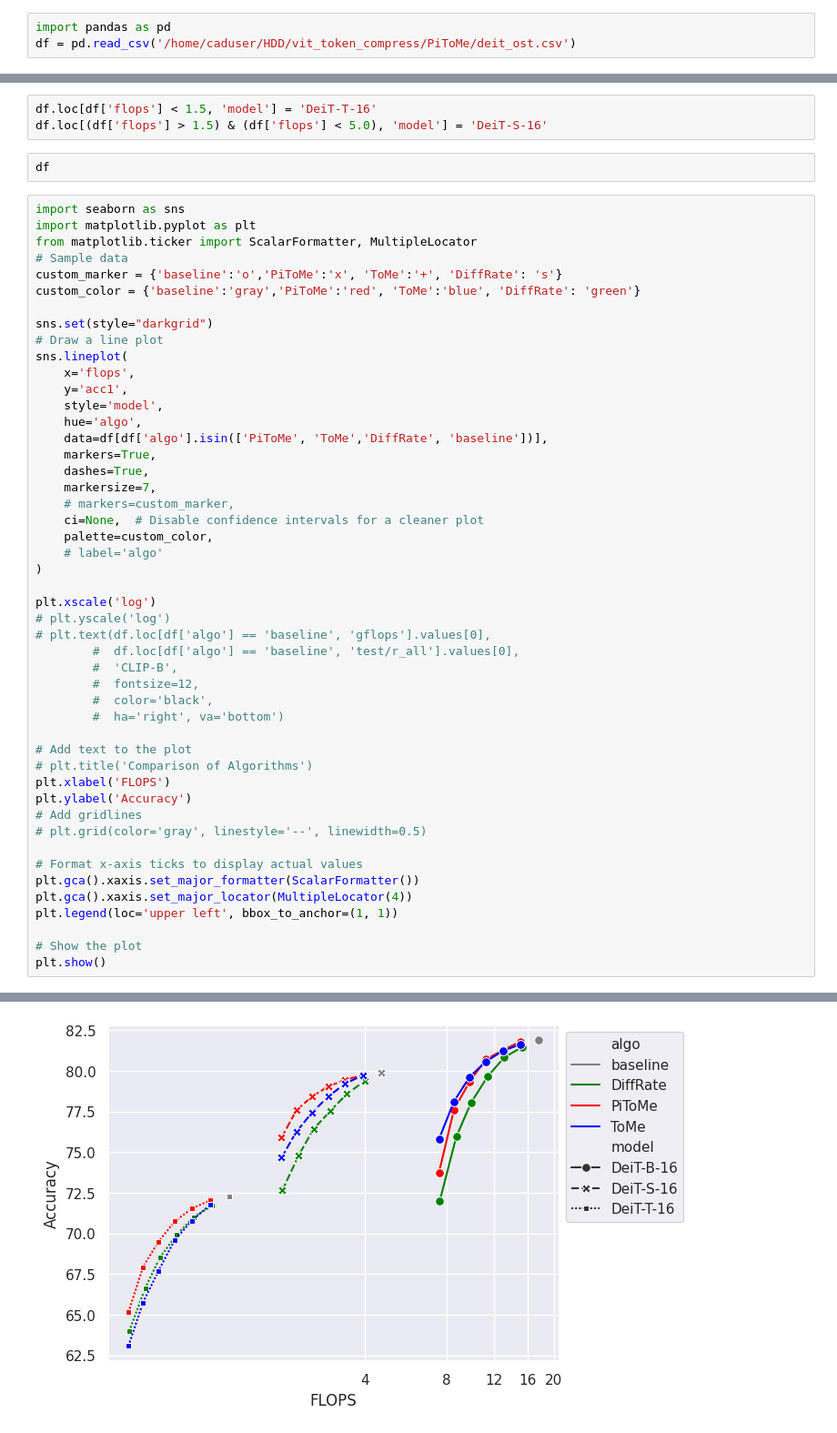
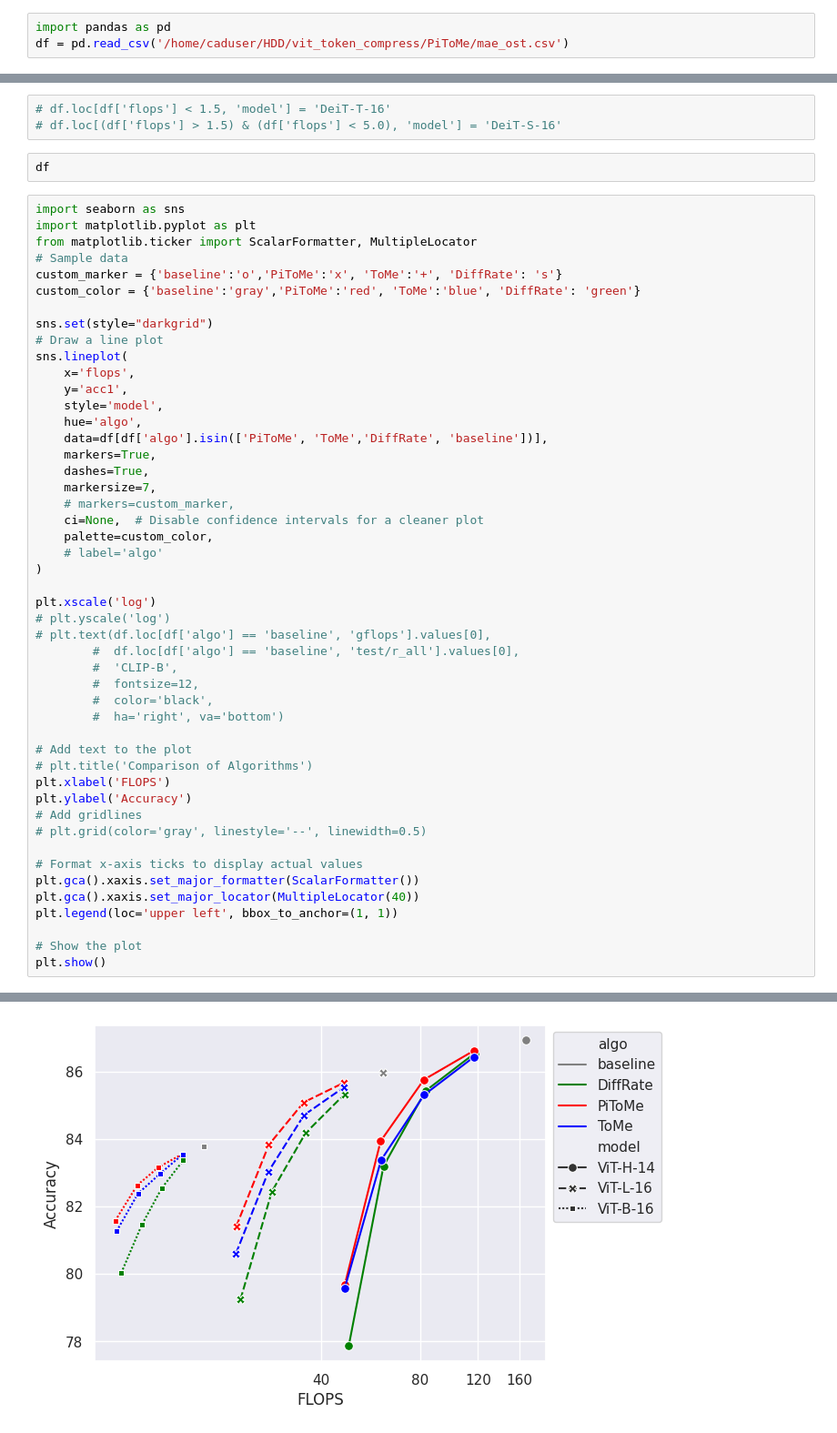
Before and after one commit to hchautran/PiToMe, a Jupyter notebook: itr/plot.ipynb, the cells around one changed output, grey strips where cells are left out. Shown at 91% size. Drawn from its saved outputs; the diff is of its cells as text.

```diff
--- a/itr/plot.ipynb
+++ b/itr/plot.ipynb
@@ -78,6 +78,6 @@ The `ci` parameter is deprecated. Use `errorbar=None` for the same effect.
 [figure]
 # %%
 import pandas as pd
-df = pd.read_csv('/home/caduser/HDD/vit_token_compress/PiToMe/deit_ost.csv')
+df = pd.read_csv('/home/caduser/HDD/vit_token_compress/PiToMe/mae_ost.csv')
 # %%
 df
@@ -84,6 +102,6 @@ df
 # %%
-df.loc[df['flops'] < 1.5, 'model'] = 'DeiT-T-16'
-df.loc[(df['flops'] > 1.5) & (df['flops'] < 5.0), 'model'] = 'DeiT-S-16'
+# df.loc[df['flops'] < 1.5, 'model'] = 'DeiT-T-16'
+# df.loc[(df['flops'] > 1.5) & (df['flops'] < 5.0), 'model'] = 'DeiT-S-16'
 # %%
 df
 # %%
@@ -110,32 +128,32 @@ sns.lineplot(
     palette=custom_color,
     # label='algo'
 )
 
 plt.xscale('log')
 # plt.yscale('log')
 # plt.text(df.loc[df['algo'] == 'baseline', 'gflops'].values[0],
         #  df.loc[df['algo'] == 'baseline', 'test/r_all'].values[0],
         #  'CLIP-B',
         #  fontsize=12,
         #  color='black',
         #  ha='right', va='bottom')
 
 # Add text to the plot
 # plt.title('Comparison of Algorithms')
 plt.xlabel('FLOPS')
 plt.ylabel('Accuracy')
 # Add gridlines
 # plt.grid(color='gray', linestyle='--', linewidth=0.5)
 
 # Format x-axis ticks to display actual values
 plt.gca().xaxis.set_major_formatter(ScalarFormatter())
-plt.gca().xaxis.set_major_locator(MultipleLocator(4))
+plt.gca().xaxis.set_major_locator(MultipleLocator(40))
 plt.legend(loc='upper left', bbox_to_anchor=(1, 1))
 
 # Show the plot
 plt.show()
 # %% [output]
 The `ci` parameter is deprecated. Use `errorbar=None` for the same effect.
 
   sns.lineplot(
-[figure, old version]
+[figure, new version]
```
Also changed, not shown: parts of 1 cell of this notebook, 2 other files.
